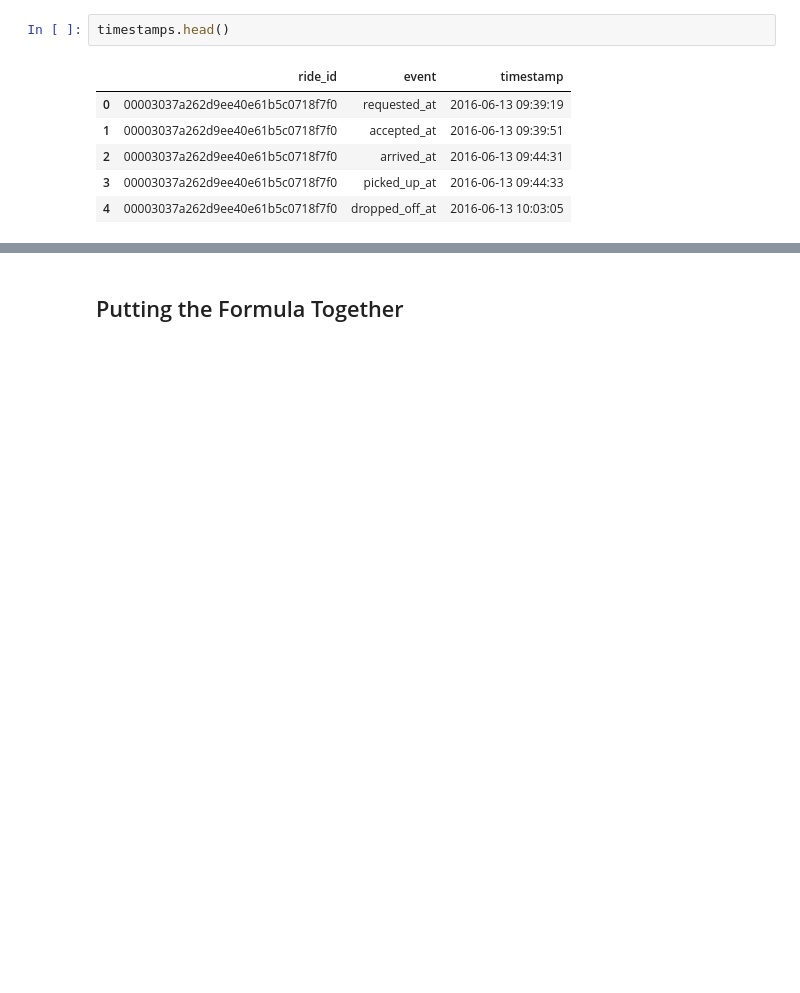
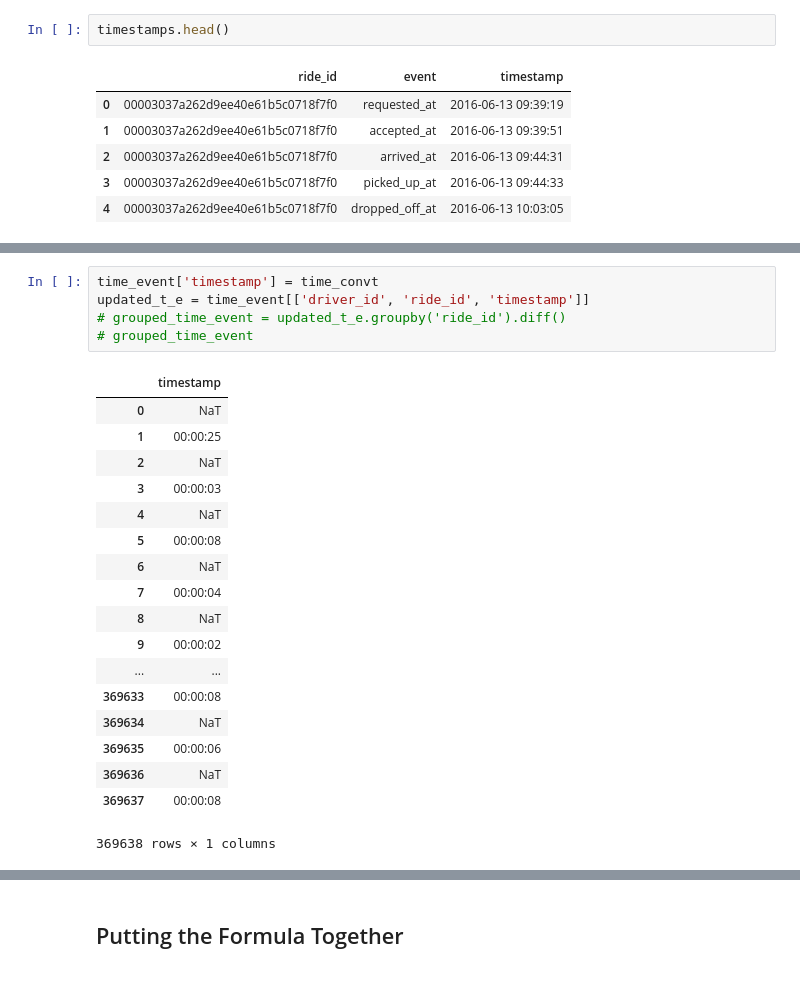
Before and after one commit to amuamushu/LyftDataChallenge, a Jupyter notebook: Lyft_Data_Challenge.ipynb, the cells around one changed output, grey strips where cells are left out. Saved outputs shown, nothing was run; the diff lists cells and outputs as text; blank space fills up the shorter version.

```diff
--- a/Lyft_Data_Challenge.ipynb
+++ b/Lyft_Data_Challenge.ipynb
@@ -250,0 +231,24 @@ Name: timestamp, Length: 369638, dtype: datetime64[ns]
+# %%
+time_event['timestamp'] = time_convt
+updated_t_e = time_event[['driver_id', 'ride_id', 'timestamp']]
+# grouped_time_event = updated_t_e.groupby('ride_id').diff()
+# grouped_time_event
+# %% [output]
+|  | timestamp |
+| 0 | NaT |
+| 1 | 00:00:25 |
+| 2 | NaT |
+| 3 | 00:00:03 |
+| 4 | NaT |
+| 5 | 00:00:08 |
+| 6 | NaT |
+| 7 | 00:00:04 |
+| 8 | NaT |
+| 9 | 00:00:02 |
+| ... | ... |
+| 369633 | 00:00:08 |
+| 369634 | NaT |
+| 369635 | 00:00:06 |
+| 369636 | NaT |
+| 369637 | 00:00:08 |
+369638 rows × 1 columns
```
Also changed, not shown: parts of 5 cells of this notebook.
